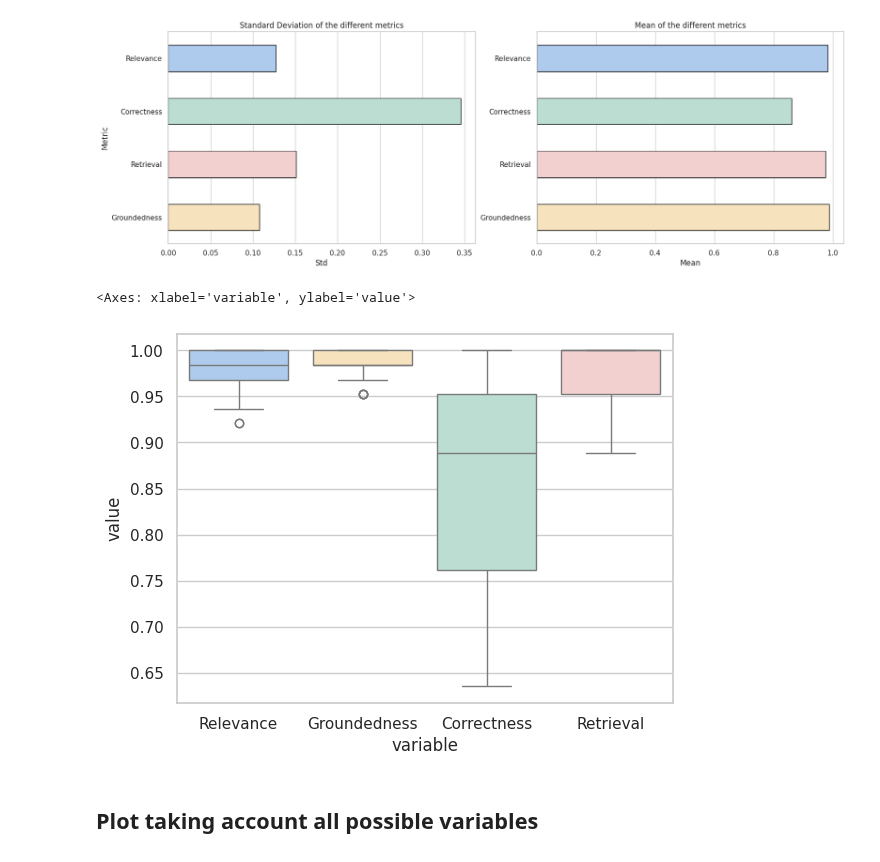
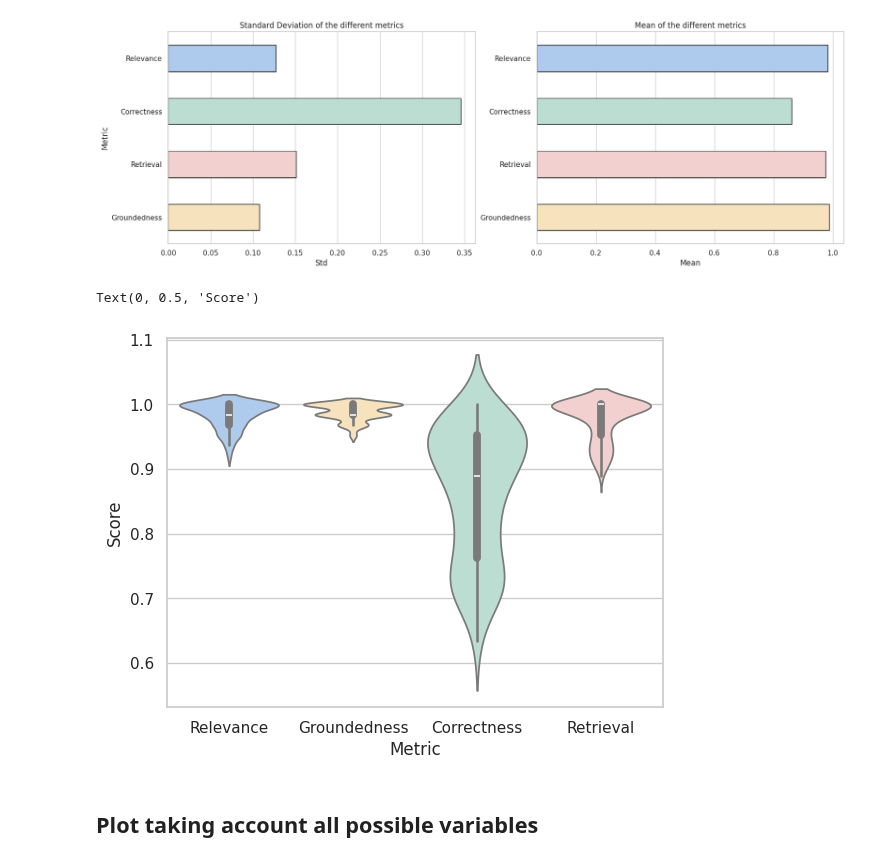
Before and after one commit to antparleo/RAG, a Jupyter notebook: 03_plots.ipynb, the cells around one changed output. Saved outputs shown, nothing was run; the diff lists cells and outputs as text; code cells hidden in the pictures.

Commit message:
violin plot

```diff
--- a/03_plots.ipynb
+++ b/03_plots.ipynb
@@ -72,9 +74,11 @@ plot_box = pd.DataFrame({ "Metric" : ["Relevance","Correctness","Retrieval","Gro
 to_boxplot = toplot_final.groupby(["Chunk_size","Embedding_Model","Recursive","NumberofDocuments"], observed=False)[['Relevance','Groundedness','Correctness','Retrieval']].mean()
 to_boxplot = to_boxplot.melt()
 # %%
-sns.boxplot(data=to_boxplot, y = "value", x = "variable", palette=palette, hue="variable")
+sns.violinplot(data=to_boxplot, y="value", x="variable", palette=palette, hue="variable")
+plt.xlabel("Metric")
+plt.ylabel("Score")
 # %% [output]
-<Axes: xlabel='variable', ylabel='value'>
+Text(0, 0.5, 'Score')
-[figure, old version]
+[figure, new version]
 # %% [markdown]
 ## Plot taking account all possible variables
```
Also changed, not shown: parts of 2 cells of this notebook.
